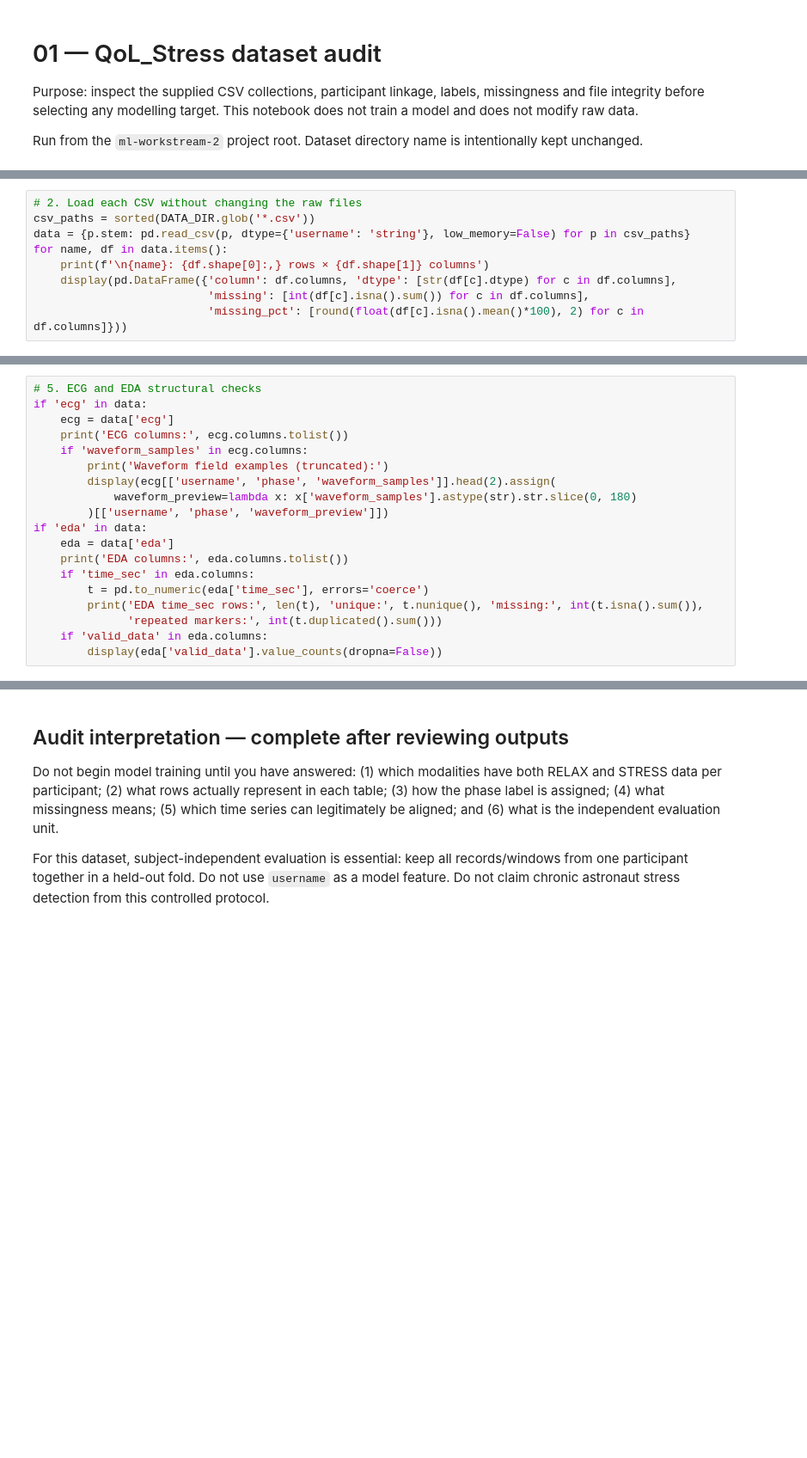
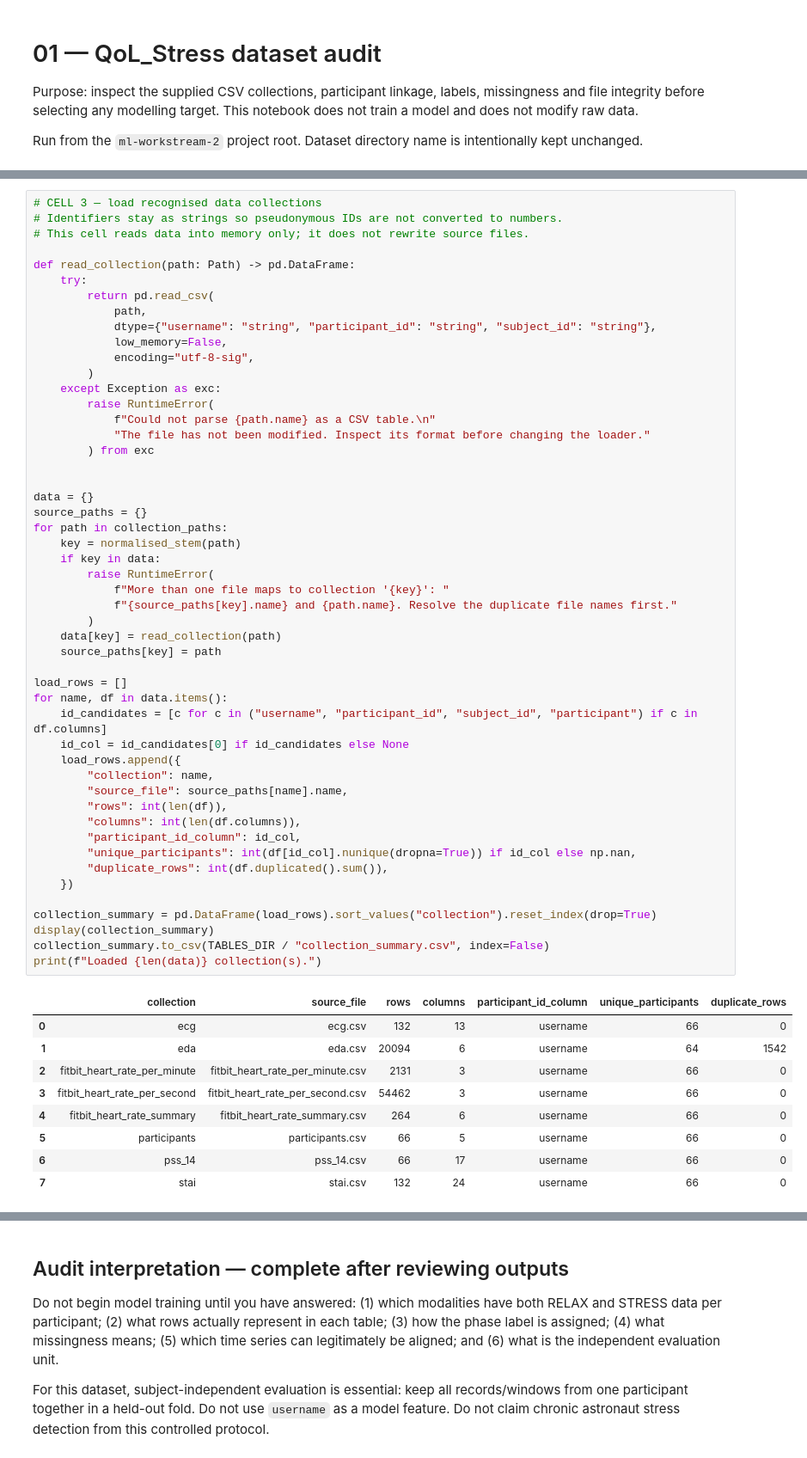
Before and after one commit to epsilon-rbtcs/TakeOFF, a Jupyter notebook: astronaut_health_spec_v0_2/astronaut_health_spec/ml-workstream-2/notebooks/01_dataset_audit.ipynb, the cells around one changed output, grey strips where cells are left out. Shown at 86% size. Cells and saved outputs as stored; diff of their text form; blank space fills up the shorter version.

```diff
--- a/astronaut_health_spec_v0_2/astronaut_health_spec/ml-workstream-2/notebooks/01_dataset_audit.ipynb
+++ b/astronaut_health_spec_v0_2/astronaut_health_spec/ml-workstream-2/notebooks/01_dataset_audit.ipynb
@@ -46,10 +98 @@ OSError: Cannot save file into a non-existent directory: 'd:\Projects\TakeOFF\as
-# %%
-# 2. Load each CSV without changing the raw files
-csv_paths = sorted(DATA_DIR.glob('*.csv'))
-data = {p.stem: pd.read_csv(p, dtype={'username': 'string'}, low_memory=False) for p in csv_paths}
-for name, df in data.items():
-    print(f'\n{name}: {df.shape[0]:,} rows × {df.shape[1]} columns')
-    display(pd.DataFrame({'column': df.columns, 'dtype': [str(df[c].dtype) for c in df.columns],
-                          'missing': [int(df[c].isna().sum()) for c in df.columns],
-                          'missing_pct': [round(float(df[c].isna().mean()*100), 2) for c in df.columns]}))
 # %%
@@ -82,19 +168,60 @@ phase_distribution.to_csv(PROJECT_ROOT / 'reports' / 'tables' / 'phase_distribut
 # %%
-# 5. ECG and EDA structural checks
-if 'ecg' in data:
-    ecg = data['ecg']
-    print('ECG columns:', ecg.columns.tolist())
-    if 'waveform_samples' in ecg.columns:
-        print('Waveform field examples (truncated):')
-        display(ecg[['username', 'phase', 'waveform_samples']].head(2).assign(
-            waveform_preview=lambda x: x['waveform_samples'].astype(str).str.slice(0, 180)
-        )[['username', 'phase', 'waveform_preview']])
-if 'eda' in data:
-    eda = data['eda']
-    print('EDA columns:', eda.columns.tolist())
-    if 'time_sec' in eda.columns:
-        t = pd.to_numeric(eda['time_sec'], errors='coerce')
-        print('EDA time_sec rows:', len(t), 'unique:', t.nunique(), 'missing:', int(t.isna().sum()),
-              'repeated markers:', int(t.duplicated().sum()))
-    if 'valid_data' in eda.columns:
-        display(eda['valid_data'].value_counts(dropna=False))
+# CELL 3 — load recognised data collections
+# Identifiers stay as strings so pseudonymous IDs are not converted to numbers.
+# This cell reads data into memory only; it does not rewrite source files.
+
+def read_collection(path: Path) -> pd.DataFrame:
+    try:
+        return pd.read_csv(
+            path,
+            dtype={"username": "string", "participant_id": "string", "subject_id": "string"},
+            low_memory=False,
+            encoding="utf-8-sig",
+        )
+    except Exception as exc:
+        raise RuntimeError(
+            f"Could not parse {path.name} as a CSV table.\n"
+            "The file has not been modified. Inspect its format before changing the loader."
+        ) from exc
+
+
+data = {}
+source_paths = {}
+for path in collection_paths:
+    key = normalised_stem(path)
+    if key in data:
+        raise RuntimeError(
+            f"More than one file maps to collection '{key}': "
+            f"{source_paths[key].name} and {path.name}. Resolve the duplicate file names first."
+        )
+    data[key] = read_collection(path)
+    source_paths[key] = path
+
+load_rows = []
+for name, df in data.items():
+    id_candidates = [c for c in ("username", "participant_id", "subject_id", "participant") if c in df.columns]
+    id_col = id_candidates[0] if id_candidates else None
+    load_rows.append({
+        "collection": name,
+        "source_file": source_paths[name].name,
+        "rows": int(len(df)),
+        "columns": int(len(df.columns)),
+        "participant_id_column": id_col,
+        "unique_participants": int(df[id_col].nunique(dropna=True)) if id_col else np.nan,
+        "duplicate_rows": int(df.duplicated().sum()),
+    })
+
+collection_summary = pd.DataFrame(load_rows).sort_values("collection").reset_index(drop=True)
+display(collection_summary)
+collection_summary.to_csv(TABLES_DIR / "collection_summary.csv", index=False)
+print(f"Loaded {len(data)} collection(s).")
+# %% [output]
+|  | collection | source_file | rows | columns | participant_id_column | unique_participants | duplicate_rows |
+| 0 | ecg | ecg.csv | 132 | 13 | username | 66 | 0 |
+| 1 | eda | eda.csv | 20094 | 6 | username | 64 | 1542 |
+| 2 | fitbit_heart_rate_per_minute | fitbit_heart_rate_per_minute.csv | 2131 | 3 | username | 66 | 0 |
+| 3 | fitbit_heart_rate_per_second | fitbit_heart_rate_per_second.csv | 54462 | 3 | username | 66 | 0 |
+| 4 | fitbit_heart_rate_summary | fitbit_heart_rate_summary.csv | 264 | 6 | username | 66 | 0 |
+| 5 | participants | participants.csv | 66 | 5 | username | 66 | 0 |
+| 6 | pss_14 | pss_14.csv | 66 | 17 | username | 66 | 0 |
+| 7 | stai | stai.csv | 132 | 24 | username | 66 | 0 |
```
Also changed, not shown: parts of 15 cells of this notebook, 16 other files.
